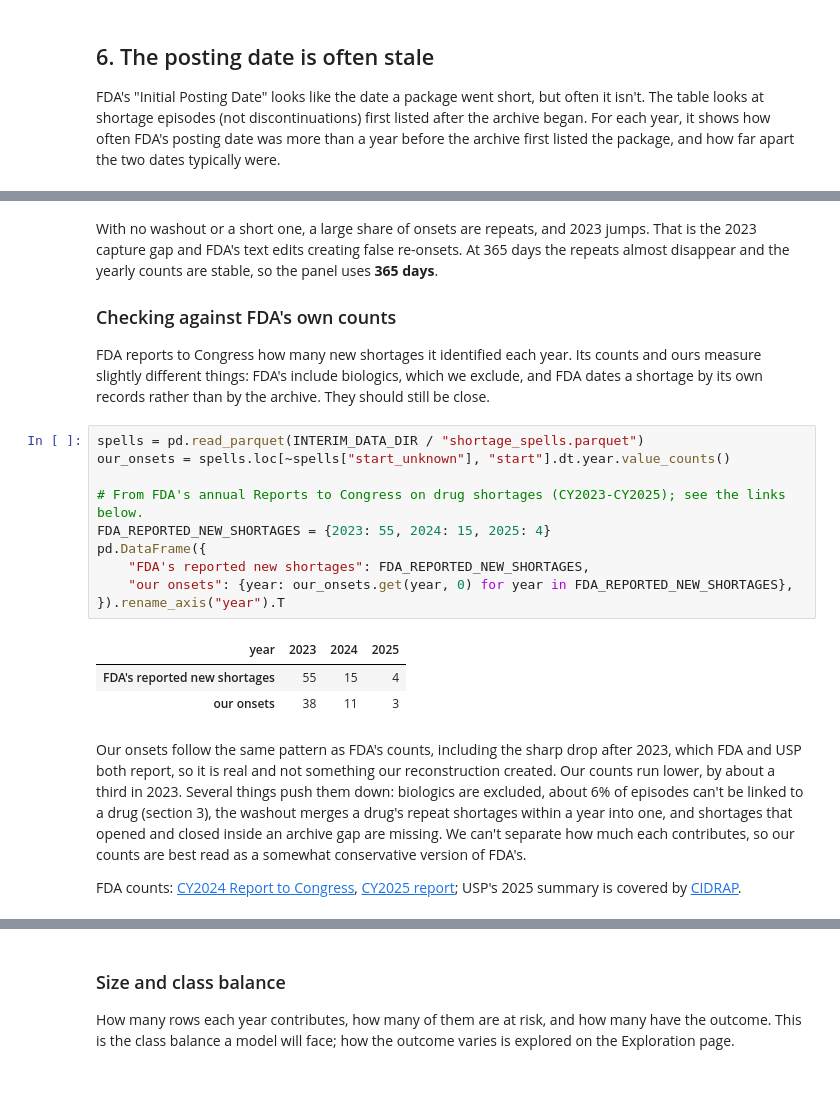
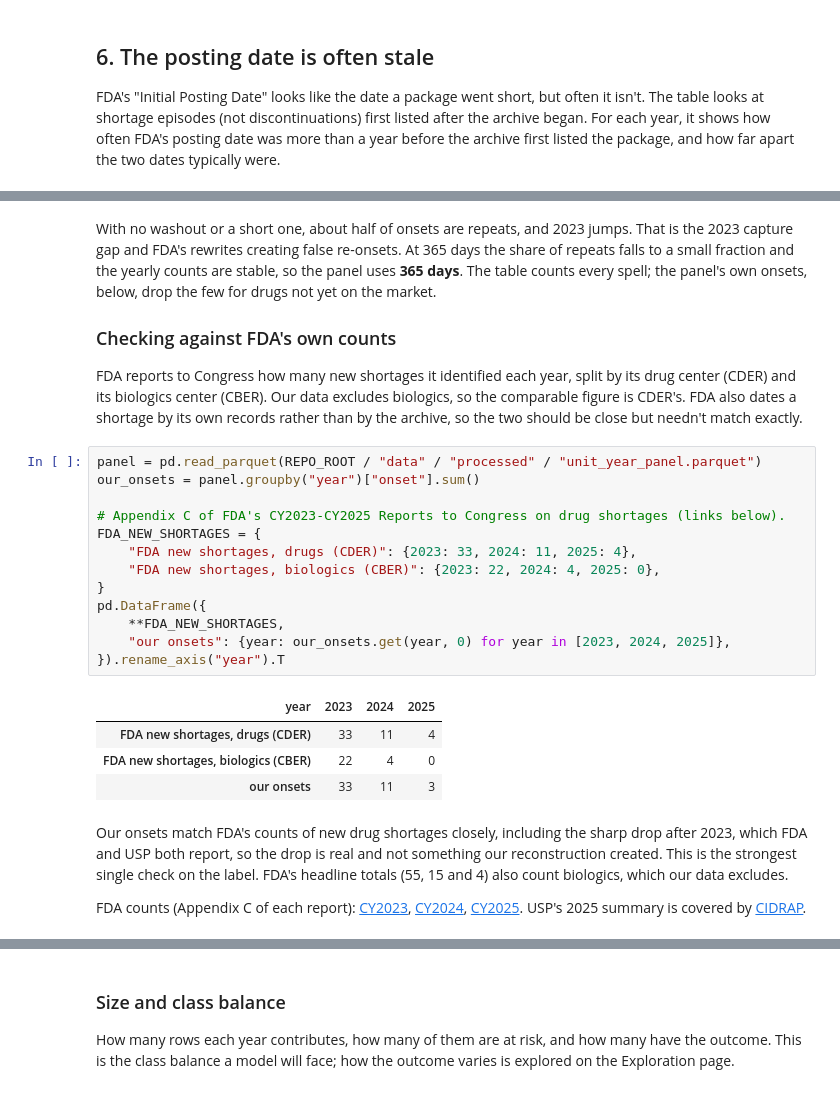
Before and after one commit to zerdley/CSCI5502-Project, a Jupyter notebook: site/data-pipeline.ipynb, the cells around one changed output, grey strips where cells are left out. Cells and saved outputs as stored; diff of their text form.

```diff
--- a/site/data-pipeline.ipynb
+++ b/site/data-pipeline.ipynb
@@ -778,38 +804,43 @@ pd.DataFrame(washout_rows).T.rename_axis("washout")
 # %% [markdown]
-With no washout or a short one, a large share of onsets are repeats, and 2023 jumps. That
-is the 2023 capture gap and FDA's text edits creating false re-onsets. At 365 days the repeats
-almost disappear and the yearly counts are stable, so the panel uses **365 days**.
+With no washout or a short one, about half of onsets are repeats, and 2023 jumps. That
+is the 2023 capture gap and FDA's rewrites creating false re-onsets. At 365 days the share of
+repeats falls to a small fraction and the yearly counts are stable, so the panel uses
+**365 days**. The table counts every spell; the panel's own onsets, below, drop the few for drugs
+not yet on the market.
 
 ### Checking against FDA's own counts
 
-FDA reports to Congress how many new shortages it identified each year. Its counts and ours
-measure slightly different things: FDA's include biologics, which we exclude, and FDA dates a
-shortage by its own records rather than by the archive. They should still be close.
+FDA reports to Congress how many new shortages it identified each year, split by its drug center
+(CDER) and its biologics center (CBER). Our data excludes biologics, so the comparable figure is
+CDER's. FDA also dates a shortage by its own records rather than by the archive, so the two
+should be close but needn't match exactly.
 # %%
-spells = pd.read_parquet(INTERIM_DATA_DIR / "shortage_spells.parquet")
-our_onsets = spells.loc[~spells["start_unknown"], "start"].dt.year.value_counts()
+panel = pd.read_parquet(REPO_ROOT / "data" / "processed" / "unit_year_panel.parquet")
+our_onsets = panel.groupby("year")["onset"].sum()
 
-# From FDA's annual Reports to Congress on drug shortages (CY2023-CY2025); see the links below.
-FDA_REPORTED_NEW_SHORTAGES = {2023: 55, 2024: 15, 2025: 4}
+# Appendix C of FDA's CY2023-CY2025 Reports to Congress on drug shortages (links below).
+FDA_NEW_SHORTAGES = {
+    "FDA new shortages, drugs (CDER)": {2023: 33, 2024: 11, 2025: 4},
+    "FDA new shortages, biologics (CBER)": {2023: 22, 2024: 4, 2025: 0},
+}
 pd.DataFrame({
-    "FDA's reported new shortages": FDA_REPORTED_NEW_SHORTAGES,
-    "our onsets": {year: our_onsets.get(year, 0) for year in FDA_REPORTED_NEW_SHORTAGES},
+    **FDA_NEW_SHORTAGES,
+    "our onsets": {year: our_onsets.get(year, 0) for year in [2023, 2024, 2025]},
 }).rename_axis("year").T
 # %% [output]
 | year | 2023 | 2024 | 2025 |
-| FDA's reported new shortages | 55 | 15 | 4 |
-| our onsets | 38 | 11 | 3 |
+| FDA new shortages, drugs (CDER) | 33 | 11 | 4 |
+| FDA new shortages, biologics (CBER) | 22 | 4 | 0 |
+| our onsets | 33 | 11 | 3 |
 # %% [markdown]
-Our onsets follow the same pattern as FDA's counts, including the sharp drop after 2023, which
-FDA and USP both report, so it is real and not something our reconstruction created. Our counts
-run lower, by about a third in 2023. Several things push them down: biologics are excluded, about
-6% of episodes can't be linked to a drug (section 3), the washout merges a drug's repeat shortages
-within a year into one, and shortages that opened and closed inside an archive gap are missing.
-We can't separate how much each contributes, so our counts are best read as a somewhat
-conservative version of FDA's.
+Our onsets match FDA's counts of new drug shortages closely, including the sharp drop after
+2023, which FDA and USP both report, so the drop is real and not something our reconstruction
+created. This is the strongest single check on the label. FDA's headline totals (55, 15 and 4)
+also count biologics, which our data excludes.
 
-FDA counts: [CY2024 Report to Congress](https://www.fda.gov/media/189325/download),
-[CY2025 report](https://www.fda.gov/media/193637/download); USP's 2025 summary is covered by
+FDA counts (Appendix C of each report): [CY2023](https://www.fda.gov/media/179156/download),
+[CY2024](https://www.fda.gov/media/189325/download),
+[CY2025](https://www.fda.gov/media/193637/download). USP's 2025 summary is covered by
 [CIDRAP](https://www.cidrap.umn.edu/resilient-drug-supply/us-drug-shortages-have-declined-now-drag-average-5-years-report-shows).
 # %% [markdown]
 ## 8. The analysis panel
```
Also changed, not shown: parts of 31 cells of this notebook, 8 other files.
